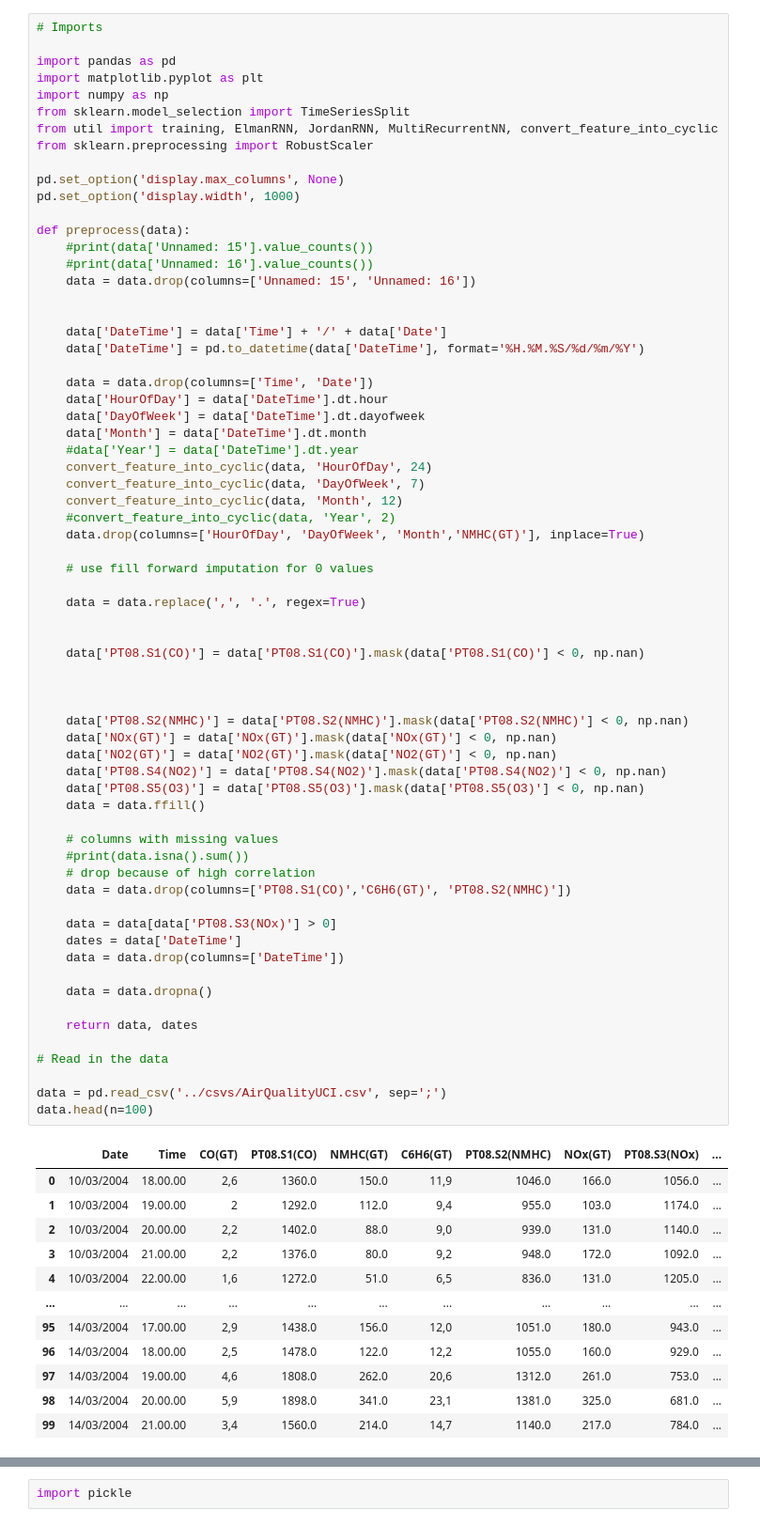
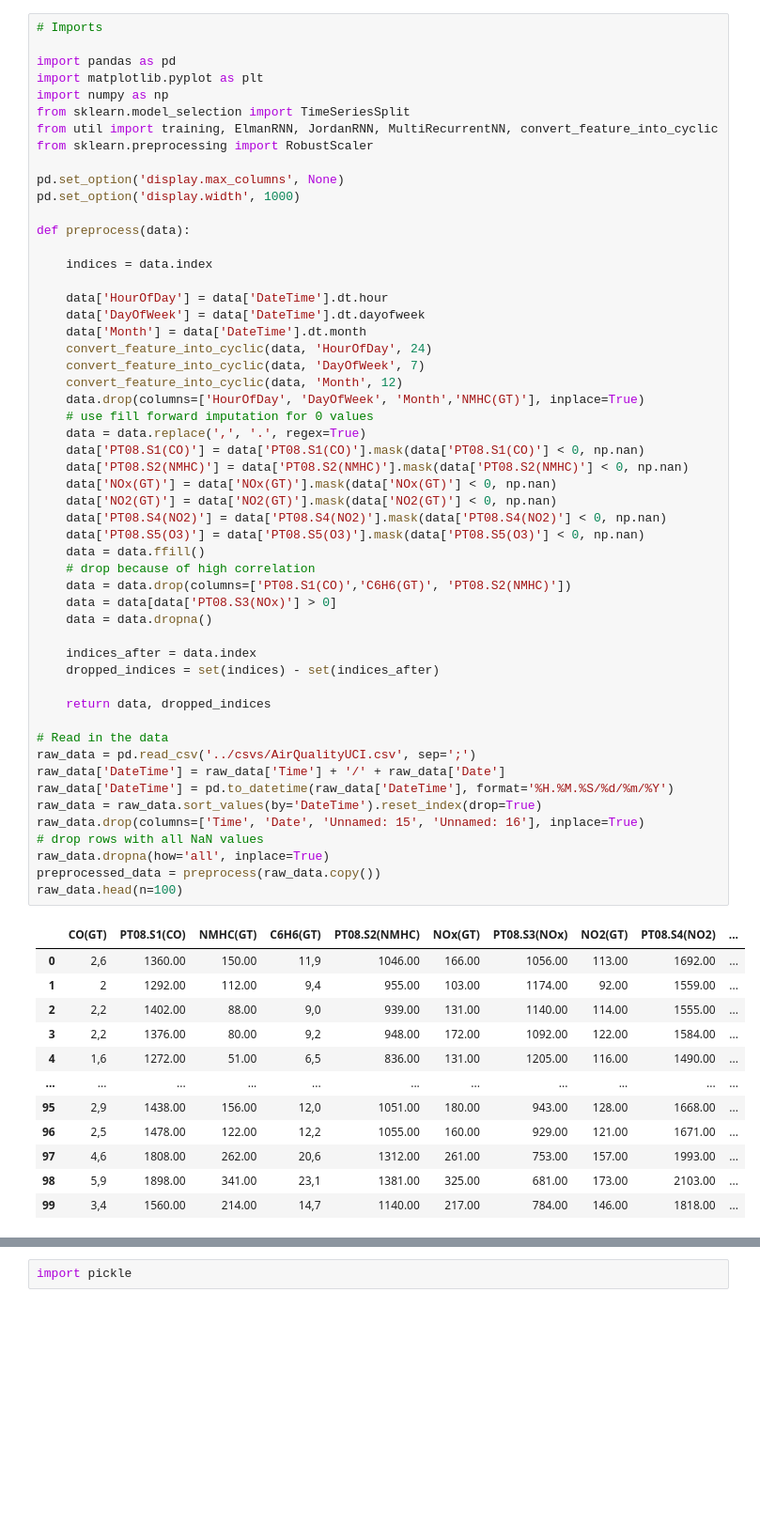
Before and after one commit to chrisjohnklopper/Machine-Learning-Assignment-3, a Jupyter notebook: notebooks/airquality.ipynb, the cells around one changed output, grey strips where cells are left out. Shown at 94% size. Saved outputs shown, nothing was run; the diff lists cells and outputs as text; blank space fills up the shorter version.

```diff
--- a/notebooks/airquality.ipynb
+++ b/notebooks/airquality.ipynb
@@ -11,69 +11,56 @@ from sklearn.preprocessing import RobustScaler
 pd.set_option('display.max_columns', None)
 pd.set_option('display.width', 1000)
 
 def preprocess(data):
-    #print(data['Unnamed: 15'].value_counts())
-    #print(data['Unnamed: 16'].value_counts())
-    data = data.drop(columns=['Unnamed: 15', 'Unnamed: 16'])
 
+    indices = data.index
 
-    data['DateTime'] = data['Time'] + '/' + data['Date']
-    data['DateTime'] = pd.to_datetime(data['DateTime'], format='%H.%M.%S/%d/%m/%Y')
-
-    data = data.drop(columns=['Time', 'Date'])
     data['HourOfDay'] = data['DateTime'].dt.hour
     data['DayOfWeek'] = data['DateTime'].dt.dayofweek
     data['Month'] = data['DateTime'].dt.month
-    #data['Year'] = data['DateTime'].dt.year
     convert_feature_into_cyclic(data, 'HourOfDay', 24)
     convert_feature_into_cyclic(data, 'DayOfWeek', 7)
     convert_feature_into_cyclic(data, 'Month', 12)
-    #convert_feature_into_cyclic(data, 'Year', 2)
     data.drop(columns=['HourOfDay', 'DayOfWeek', 'Month','NMHC(GT)'], inplace=True)
-
     # use fill forward imputation for 0 values
-
     data = data.replace(',', '.', regex=True)
-
-
     data['PT08.S1(CO)'] = data['PT08.S1(CO)'].mask(data['PT08.S1(CO)'] < 0, np.nan)
-
-
-
     data['PT08.S2(NMHC)'] = data['PT08.S2(NMHC)'].mask(data['PT08.S2(NMHC)'] < 0, np.nan)
     data['NOx(GT)'] = data['NOx(GT)'].mask(data['NOx(GT)'] < 0, np.nan)
     data['NO2(GT)'] = data['NO2(GT)'].mask(data['NO2(GT)'] < 0, np.nan)
     data['PT08.S4(NO2)'] = data['PT08.S4(NO2)'].mask(data['PT08.S4(NO2)'] < 0, np.nan)
     data['PT08.S5(O3)'] = data['PT08.S5(O3)'].mask(data['PT08.S5(O3)'] < 0, np.nan)
     data = data.ffill()
-
-    # columns with missing values
-    #print(data.isna().sum())
     # drop because of high correlation
     data = data.drop(columns=['PT08.S1(CO)','C6H6(GT)', 'PT08.S2(NMHC)'])
-
     data = data[data['PT08.S3(NOx)'] > 0]
-    dates = data['DateTime']
-    data = data.drop(columns=['DateTime'])
-
     data = data.dropna()
 
-    return data, dates
+    indices_after = data.index
+    dropped_indices = set(indices) - set(indices_after)
+
+    return data, dropped_indices
 
 # Read in the data
-
-data = pd.read_csv('../csvs/AirQualityUCI.csv', sep=';')
-data.head(n=100)
+raw_data = pd.read_csv('../csvs/AirQualityUCI.csv', sep=';')
+raw_data['DateTime'] = raw_data['Time'] + '/' + raw_data['Date']
+raw_data['DateTime'] = pd.to_datetime(raw_data['DateTime'], format='%H.%M.%S/%d/%m/%Y')
+raw_data = raw_data.sort_values(by='DateTime').reset_index(drop=True)
+raw_data.drop(columns=['Time', 'Date', 'Unnamed: 15', 'Unnamed: 16'], inplace=True)
+# drop rows with all NaN values
+raw_data.dropna(how='all', inplace=True)
+preprocessed_data = preprocess(raw_data.copy())
+raw_data.head(n=100)
 # %% [output]
-|  | Date | Time | CO(GT) | PT08.S1(CO) | NMHC(GT) | C6H6(GT) | PT08.S2(NMHC) | NOx(GT) | PT08.S3(NOx) | ... |
-| 0 | 10/03/2004 | 18.00.00 | 2,6 | 1360.0 | 150.0 | 11,9 | 1046.0 | 166.0 | 1056.0 | ... |
-| 1 | 10/03/2004 | 19.00.00 | 2 | 1292.0 | 112.0 | 9,4 | 955.0 | 103.0 | 1174.0 | ... |
-| 2 | 10/03/2004 | 20.00.00 | 2,2 | 1402.0 | 88.0 | 9,0 | 939.0 | 131.0 | 1140.0 | ... |
-| 3 | 10/03/2004 | 21.00.00 | 2,2 | 1376.0 | 80.0 | 9,2 | 948.0 | 172.0 | 1092.0 | ... |
-| 4 | 10/03/2004 | 22.00.00 | 1,6 | 1272.0 | 51.0 | 6,5 | 836.0 | 131.0 | 1205.0 | ... |
+|  | CO(GT) | PT08.S1(CO) | NMHC(GT) | C6H6(GT) | PT08.S2(NMHC) | NOx(GT) | PT08.S3(NOx) | NO2(GT) | PT08.S4(NO2) | ... |
+| 0 | 2,6 | 1360.00 | 150.00 | 11,9 | 1046.00 | 166.00 | 1056.00 | 113.00 | 1692.00 | ... |
+| 1 | 2 | 1292.00 | 112.00 | 9,4 | 955.00 | 103.00 | 1174.00 | 92.00 | 1559.00 | ... |
+| 2 | 2,2 | 1402.00 | 88.00 | 9,0 | 939.00 | 131.00 | 1140.00 | 114.00 | 1555.00 | ... |
+| 3 | 2,2 | 1376.00 | 80.00 | 9,2 | 948.00 | 172.00 | 1092.00 | 122.00 | 1584.00 | ... |
+| 4 | 1,6 | 1272.00 | 51.00 | 6,5 | 836.00 | 131.00 | 1205.00 | 116.00 | 1490.00 | ... |
 | ... | ... | ... | ... | ... | ... | ... | ... | ... | ... | ... |
-| 95 | 14/03/2004 | 17.00.00 | 2,9 | 1438.0 | 156.0 | 12,0 | 1051.0 | 180.0 | 943.0 | ... |
-| 96 | 14/03/2004 | 18.00.00 | 2,5 | 1478.0 | 122.0 | 12,2 | 1055.0 | 160.0 | 929.0 | ... |
-| 97 | 14/03/2004 | 19.00.00 | 4,6 | 1808.0 | 262.0 | 20,6 | 1312.0 | 261.0 | 753.0 | ... |
-| 98 | 14/03/2004 | 20.00.00 | 5,9 | 1898.0 | 341.0 | 23,1 | 1381.0 | 325.0 | 681.0 | ... |
-| 99 | 14/03/2004 | 21.00.00 | 3,4 | 1560.0 | 214.0 | 14,7 | 1140.0 | 217.0 | 784.0 | ... |
+| 95 | 2,9 | 1438.00 | 156.00 | 12,0 | 1051.00 | 180.00 | 943.00 | 128.00 | 1668.00 | ... |
+| 96 | 2,5 | 1478.00 | 122.00 | 12,2 | 1055.00 | 160.00 | 929.00 | 121.00 | 1671.00 | ... |
+| 97 | 4,6 | 1808.00 | 262.00 | 20,6 | 1312.00 | 261.00 | 753.00 | 157.00 | 1993.00 | ... |
+| 98 | 5,9 | 1898.00 | 341.00 | 23,1 | 1381.00 | 325.00 | 681.00 | 173.00 | 2103.00 | ... |
+| 99 | 3,4 | 1560.00 | 214.00 | 14,7 | 1140.00 | 217.00 | 784.00 | 146.00 | 1818.00 | ... |
```
Also changed, not shown: parts of 15 cells of this notebook, 16 other files.
